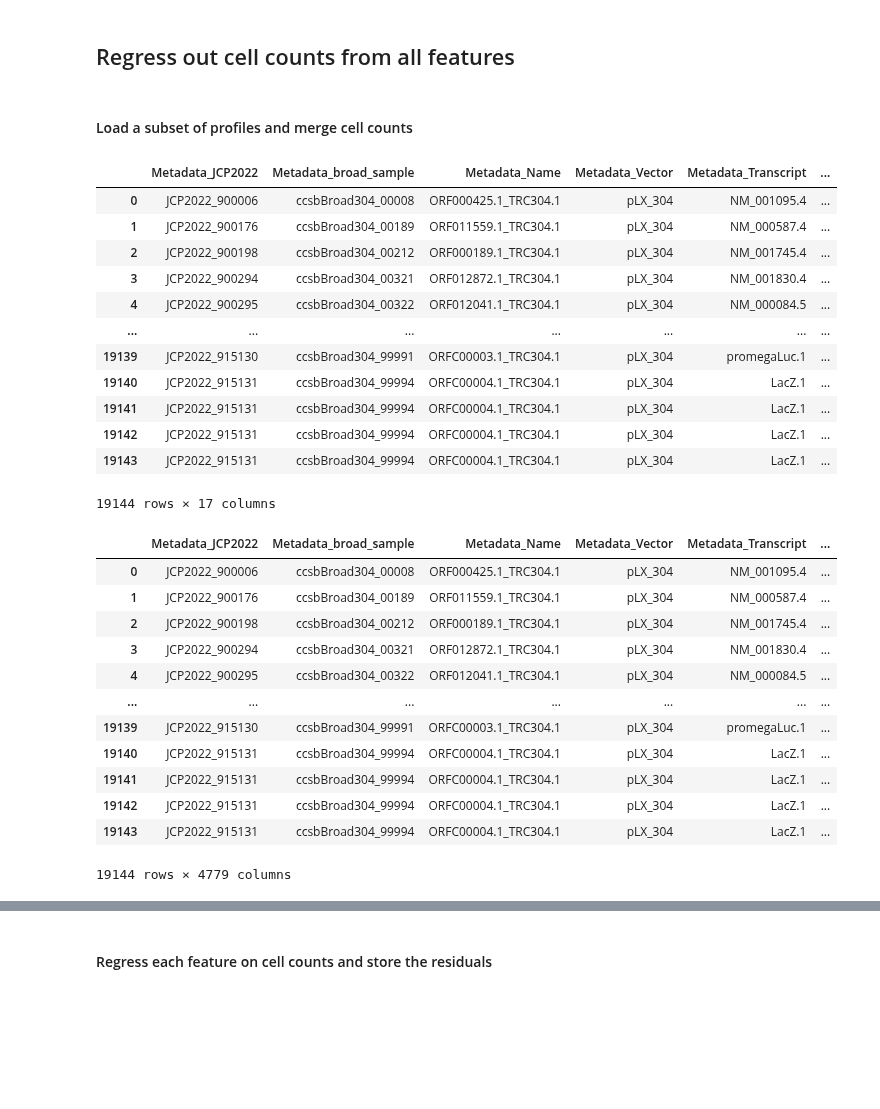
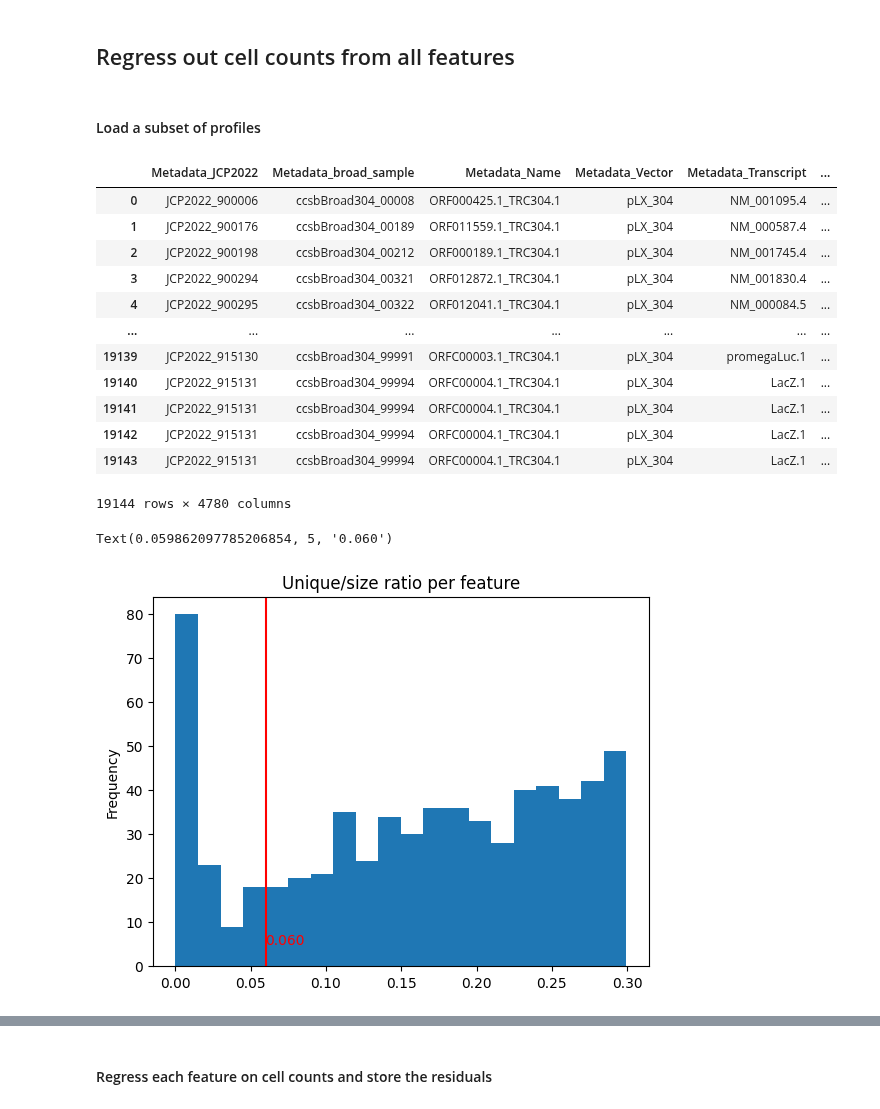
Before and after one commit to broadinstitute/position-effect-correction, a Jupyter notebook: 3.correct/5_regress_out_cell_counts.ipynb, the cells around one changed output, grey strips where cells are left out. Cells and saved outputs as stored; diff of their text form; code cells hidden in the pictures; blank space fills up the shorter version.

```diff
--- a/3.correct/5_regress_out_cell_counts.ipynb
+++ b/3.correct/5_regress_out_cell_counts.ipynb
@@ -13,3 +14,3 @@ from correct_position_effect import subtract_well_mean, mad_robustize_col, regre
 from matplotlib import pyplot as plt
 # %% [markdown]
-#### Load a subset of profiles and merge cell counts
+#### Load a subset of profiles
@@ -22,6 +19,6 @@ RELAXED_FEATURE_SELECT = {"unique_cut": 0.05}
 # %%
-cc_metadata = pd.read_parquet("../1.load/output/subset_profiles_cc_metadata.parquet")
-cc_metadata
+ann_profiles = pd.read_parquet("../1.load/output/subset_profiles.parquet")
+ann_profiles
 # %% [output]
 |  | Metadata_JCP2022 | Metadata_broad_sample | Metadata_Name | Metadata_Vector | Metadata_Transcript | ... |
 | 0 | JCP2022_900006 | ccsbBroad304_00008 | ORF000425.1_TRC304.1 | pLX_304 | NM_001095.4 | ... |
@@ -35,22 +32,12 @@ cc_metadata
 | 19141 | JCP2022_915131 | ccsbBroad304_99994 | ORFC00004.1_TRC304.1 | pLX_304 | LacZ.1 | ... |
 | 19142 | JCP2022_915131 | ccsbBroad304_99994 | ORFC00004.1_TRC304.1 | pLX_304 | LacZ.1 | ... |
 | 19143 | JCP2022_915131 | ccsbBroad304_99994 | ORFC00004.1_TRC304.1 | pLX_304 | LacZ.1 | ... |
-19144 rows × 17 columns
+19144 rows × 4780 columns
-# %%
-ann_profiles = pd.read_parquet("../1.load/output/subset_profiles.parquet")
-ann_profiles = ann_profiles.merge(cc_metadata[CC_MERGE_COLS + [CC_COL]], on=CC_MERGE_COLS)
-ann_profiles
-# %% [output]
-|  | Metadata_JCP2022 | Metadata_broad_sample | Metadata_Name | Metadata_Vector | Metadata_Transcript | ... |
-| 0 | JCP2022_900006 | ccsbBroad304_00008 | ORF000425.1_TRC304.1 | pLX_304 | NM_001095.4 | ... |
-| 1 | JCP2022_900176 | ccsbBroad304_00189 | ORF011559.1_TRC304.1 | pLX_304 | NM_000587.4 | ... |
-| 2 | JCP2022_900198 | ccsbBroad304_00212 | ORF000189.1_TRC304.1 | pLX_304 | NM_001745.4 | ... |
-| 3 | JCP2022_900294 | ccsbBroad304_00321 | ORF012872.1_TRC304.1 | pLX_304 | NM_001830.4 | ... |
-| 4 | JCP2022_900295 | ccsbBroad304_00322 | ORF012041.1_TRC304.1 | pLX_304 | NM_000084.5 | ... |
-| ... | ... | ... | ... | ... | ... | ... |
-| 19139 | JCP2022_915130 | ccsbBroad304_99991 | ORFC00003.1_TRC304.1 | pLX_304 | promegaLuc.1 | ... |
-| 19140 | JCP2022_915131 | ccsbBroad304_99994 | ORFC00004.1_TRC304.1 | pLX_304 | LacZ.1 | ... |
-| 19141 | JCP2022_915131 | ccsbBroad304_99994 | ORFC00004.1_TRC304.1 | pLX_304 | LacZ.1 | ... |
-| 19142 | JCP2022_915131 | ccsbBroad304_99994 | ORFC00004.1_TRC304.1 | pLX_304 | LacZ.1 | ... |
-| 19143 | JCP2022_915131 | ccsbBroad304_99994 | ORFC00004.1_TRC304.1 | pLX_304 | LacZ.1 | ... |
-19144 rows × 4779 columns
+# %%
+unique_ratio = ann_profiles.nunique() / ann_profiles.shape[0]
+unique_ratio[unique_ratio<0.3].plot(kind="hist", bins=20, title="Unique/size ratio per feature (<0.3)")
+plt.axvline(x=unique_ratio["Cells_Count"], color="red")
+plt.text(unique_ratio["Cells_Count"], 5, f"{unique_ratio['Cells_Count']:.3f}", color="red")
+# %% [output]
+Text(0.059862097785206854, 5, '0.060')
+[figure, added]
```
Also changed, not shown: parts of 22 cells of this notebook, 2 other files.
